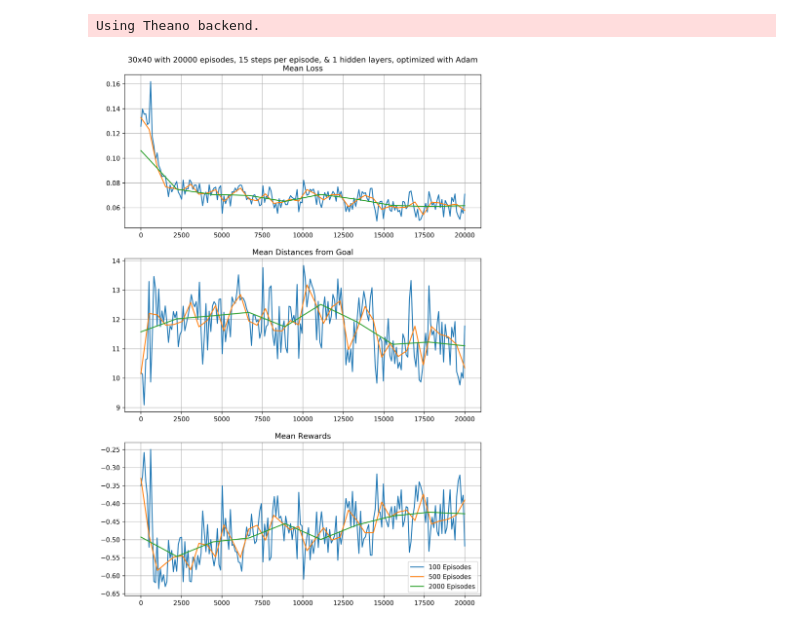
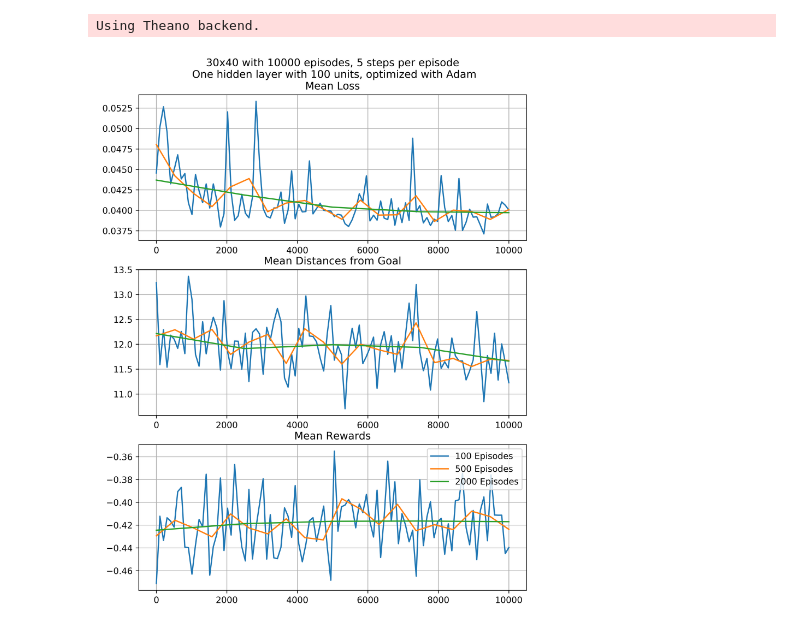
Before and after one commit to tab0r/Neural.Swarms, a Jupyter notebook: NaviGame/Hybrid Model Training.ipynb, the cells around one changed output. Drawn from its saved outputs; the diff is of its cells as text; code cells hidden in the pictures.

Commit message:
lots of progress with larry, 100 neuron hidden layer net. documented in gifs

```diff
--- a/NaviGame/Hybrid Model Training.ipynb
+++ b/NaviGame/Hybrid Model Training.ipynb
@@ -36,13 +36,13 @@ training_game_size_y = 30
 training_game = HybridNaviGame(training_game_size_y,
                                 training_game_size_x,
                                 model,
-                                tolerance = 5)
+                                tolerance = 2)
 training_game.setup()
 # %%
 training_game.Navigator.strategy.mode = 3
 # %%
-training_episodes = 20000
-steps = 15
+training_episodes = 10000
+steps = 5
 # train the model
 output = train_model(game = training_game,
                 model = model,
@@ -53,9 +53,9 @@ output = train_model(game = training_game,
 # %%
 # plot learning info
 title_str = str(training_game_size_y) + "x" + str(training_game_size_x) + " with "
-title_str += str(training_episodes) + " episodes, " + str(steps) + " steps per episode, & "
-title_str += str(len(hiddens)) + " hidden layers, optimized with " + optimizer_str + "\n"
-f, axarr = pl.subplots(3, 1, figsize = (10, 15), dpi = 300)
+title_str += str(training_episodes) + " episodes, " + str(steps) + " steps per episode\n "
+title_str += "One hidden layer with 100 units, optimized with " + optimizer_str + "\n"
+f, axarr = pl.subplots(3, 1, figsize = (8, 10.5), dpi = 600)
 
 for _, k in enumerate([100, 500, 2000]):
     mean_step = k
@@ -79,33 +79,33 @@ for _, k in enumerate([100, 500, 2000]):
         mean_rewards.append(mean_r)
         mean_dists.append(mean_d)
         mean_loss.append(mean_l)
     label = str(mean_step) + " Episodes"
     axarr[0].plot(x, mean_loss, label = label)
     axarr[1].plot(x, mean_dists, label = label)
     axarr[2].plot(x, mean_rewards, label = label)
 
 axarr[0].grid(True)
 axarr[0].set_title(title_str + 'Mean Loss')
 axarr[1].grid(True)
 axarr[1].set_title('Mean Distances from Goal')
 axarr[2].grid(True)
 axarr[2].set_title('Mean Rewards')
 f.subplots_adjust(hspace=0.2)
 
 # axarr[1].plot(x, output['replays'])
 # axarr[1].set_title('Replay Loss')
 # axarr[2].plot(x2, output['reward_totals'])
 # axarr[2].set_title('Total Reward')
 # axarr[2].plot(x2, output['distances'])
 # axarr[2].set_title('Distance from Goal')
 
 file_str = str(training_game_size_y) + "x" + str(training_game_size_x) + "_"
 file_str += str(training_episodes) + "_" + str(steps) + "_" + str(len(hiddens))
 file_str += "_" + optimizer_str
 pl.legend()
 pl.plot()
-pl.savefig("hybrid_plots" + file_str + ".png")
+pl.savefig("larry_low_tolerance.png")
 pl.show()
 # %% [output]
-[figure, old version]
+[figure, new version]
 # %%
```
Also changed, not shown: parts of 6 cells of this notebook, 35 other files.
